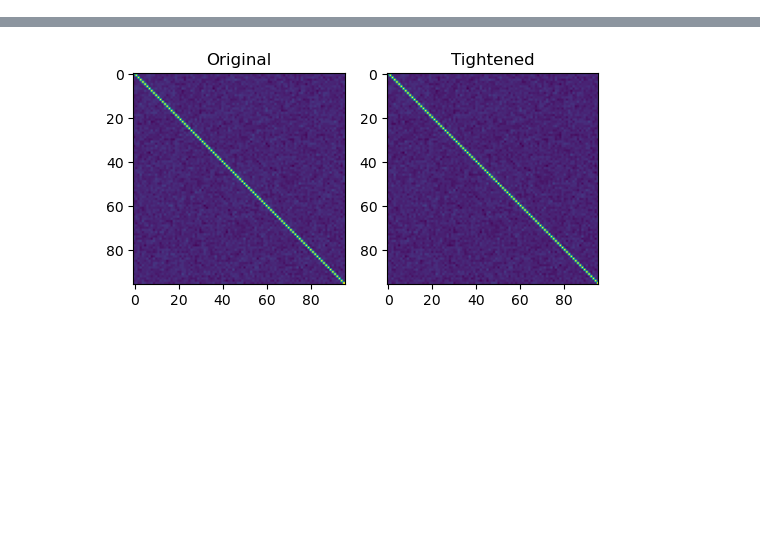
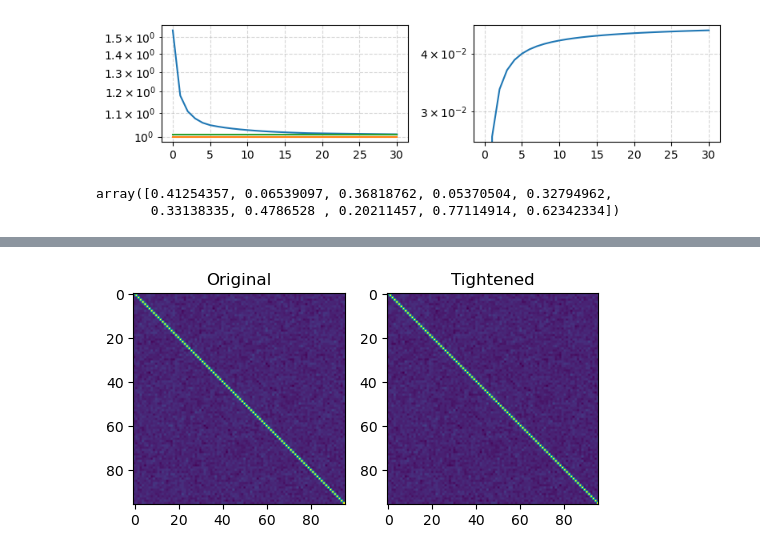
Before and after one commit to danedane-haider/Random-Filterbanks, a Jupyter notebook: Stability of Random Filterbanks under Gradient Descent/Tight_FIR.ipynb, the cells around one changed output, grey strips where cells are left out. Drawn from its saved outputs; the diff is of its cells as text; code cells hidden in the pictures; blank space fills up the shorter version.

```diff
--- a/Stability of Random Filterbanks under Gradient Descent/Tight_FIR.ipynb
+++ b/Stability of Random Filterbanks under Gradient Descent/Tight_FIR.ipynb
@@ -59,7 +58,7 @@ def fir_tight(w, supp, eps=0.01, print_kappa=True):
         error.append(np.linalg.norm(w-w_tight)/np.linalg.norm(w))
         if print_kappa:
             print('kappa:', '%.4f' % kappa[it], ', error:', '%.4f' % error[it])
-    return w_tight, np.array(kappa), np.array(error)
+    return w_tight, kappa, error
 # %%
 N = 16000
 J = 256
@@ -72 +87,31 @@ w_tight, kappa, error = fir_tight(w, T, eps=0.01)
+# %%
+plt.figure(figsize=(8,2))
+
+x = np.arange(len(kappa))
+
+plt.subplot(1,2,1)
+plt.plot(x,kappa)
+plt.plot(x,np.ones(len(kappa)))
+plt.plot(x,np.ones(len(kappa))+0.01)
+#plt.xscale('log')
+plt.yscale('log')
+
+plt.grid( True, which="both", ls="--",alpha=0.5)
+
+plt.subplot(1,2,2)
+plt.plot(x,error[:])
+#plt.xscale('log')
+plt.yscale('log')
+
+plt.grid( True, which="both", ls="--",alpha=0.5)
+
+plt.tight_layout()
+plt.show()
+# %% [output]
+[figure, added]
+# %%
+np.random.rand(10)
+# %% [output]
+array([0.41254357, 0.06539097, 0.36818762, 0.05370504, 0.32794962,
+       0.33138335, 0.4786528 , 0.20211457, 0.77114914, 0.62342334])
 # %%
```
Also changed, not shown: parts of 11 cells of this notebook, 5 other files.
